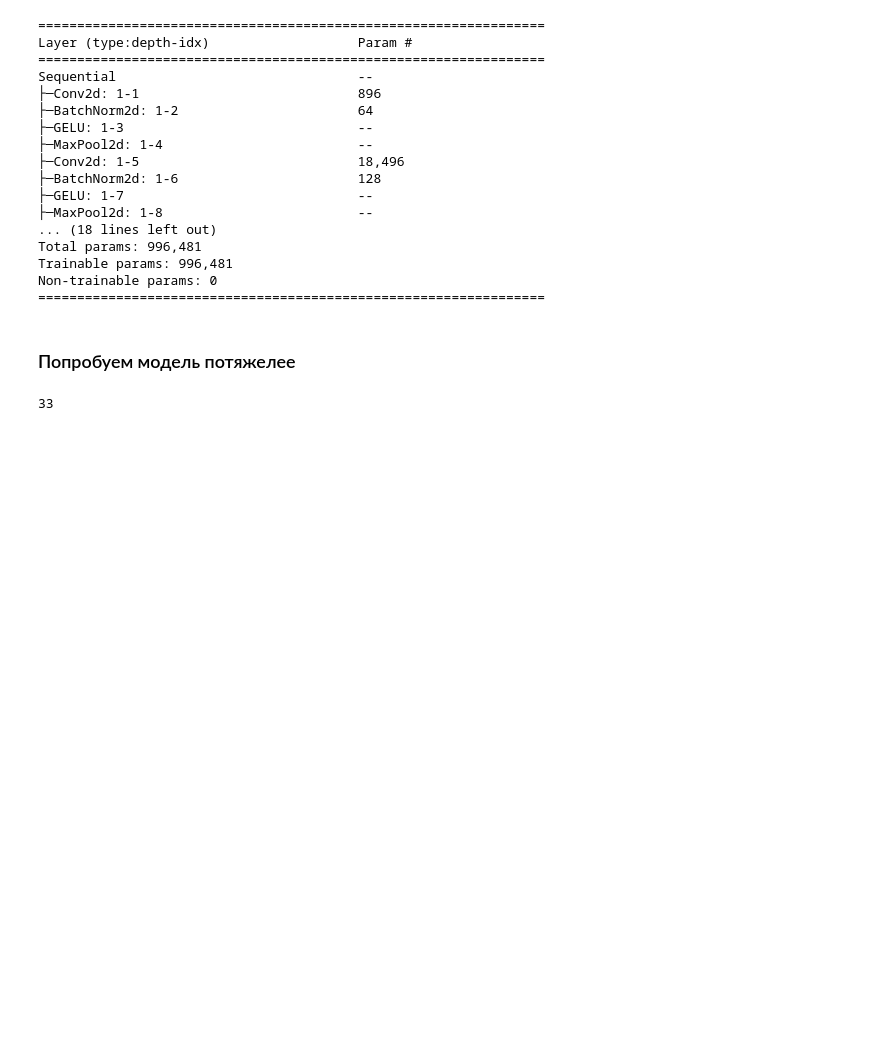
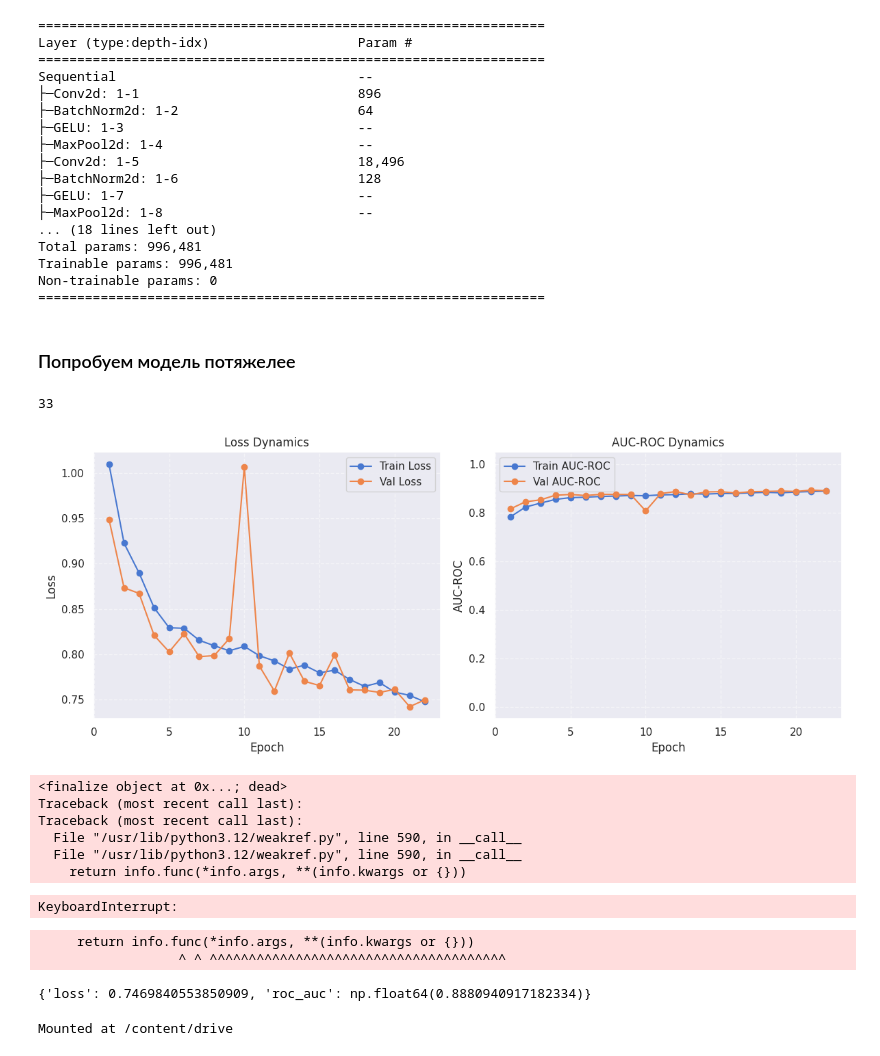
Before and after one commit to mishcum/GP5, a Jupyter notebook: notebooks/conv/Conv.ipynb, the cells around one changed output. Saved outputs shown, nothing was run; the diff lists cells and outputs as text; code cells hidden in the pictures; blank space fills up the shorter version.

```diff
--- a/notebooks/conv/Conv.ipynb
+++ b/notebooks/conv/Conv.ipynb
@@ -159,8 +164,9 @@ def training_epoch(model : nn.Module, optimizer : torch.optim.Optimizer, criteri
 
         optimizer.zero_grad()
 
-        logits = model(x).squeeze(1)
-        loss = criterion(logits, y)
+        with torch.autocast(device_type="cuda", dtype=torch.bfloat16):
+            logits = model(x).squeeze(1)
+            loss = criterion(logits, y)
 
         loss.backward()
         optimizer.step()
@@ -173,7 +179,7 @@ def training_epoch(model : nn.Module, optimizer : torch.optim.Optimizer, criteri
         n_samples += bs
 
         all_targets.extend(y.cpu().detach().numpy().flatten().tolist())
-        all_probs.extend(logits.sigmoid().cpu().detach().numpy().flatten().tolist())
+        all_probs.extend(logits.sigmoid().float().cpu().detach().numpy().flatten().tolist())
 
         avg_loss = loss_sum / max(1, n_samples)
 
@@ -197,15 +203,16 @@ def validation_epoch(model : nn.Module, criterion : nn.Module, valid_loader : da
         x = x.to(device, non_blocking=True).float()
         y = y.to(device, non_blocking=True).float()
 
-        logits = model(x).squeeze(1)
-        loss = criterion(logits, y)
+        with torch.autocast(device_type="cuda", dtype=torch.bfloat16):
+            logits = model(x).squeeze(1)
+            loss = criterion(logits, y)
 
         bs = x.size(0)
         loss_sum += float(loss.item()) * bs
         n_samples += bs
 
         all_targets.extend(y.cpu().detach().numpy().flatten().tolist())
-        all_probs.extend(logits.sigmoid().cpu().detach().numpy().flatten().tolist())
+        all_probs.extend(logits.float().sigmoid().cpu().detach().numpy().flatten().tolist())
 
         avg_loss = loss_sum / max(1, n_samples)
 
@@ -320,8 +327,8 @@ def fit(model : nn.Module, train_loader : data.DataLoader, val_loader : data.Dat
 # %% [markdown]
 #### разделим выборку на train, val и test
 # %%
-train_labels, test_labels = train_test_split(labels, test_size=0.3, random_state=RANDOM_STATE, stratify=labels['target'])
-test_labels, val_labels = train_test_split(test_labels, test_size=0.35, random_state=RANDOM_STATE, stratify=test_labels['target'])
+train_labels, test_labels = train_test_split(labels, test_size=0.3, random_state=RANDOM_STATE, stratify=labels['stratify_col'])
+test_labels, val_labels = train_test_split(test_labels, test_size=0.35, random_state=RANDOM_STATE, stratify=test_labels['stratify_col'])
 # %%
 len(train_labels['target']), len(test_labels['target']), len(val_labels['target'])
 # %% [output]
@@ -600,8 +568,8 @@ class CustomModel(nn.Module):
     def __init__(self):
         super().__init__()
 
-        self.stage1 = self._make_stage(3, 64,  num_blocks=2, stride=1)
-        self.stage2 = self._make_stage(64, 128, num_blocks=2, stride=1)
+        self.stage1 = self._make_stage(3, 64, num_blocks=2, stride=1)
+        self.stage2 = self._make_stage(64, 128, num_blocks=2, stride=2)
         self.stage3 = self._make_stage(128, 256, num_blocks=7, stride=2)
         self.stage4 = self._make_stage(256, 512, num_blocks=9, stride=2)
 
@@ -647,11 +615,11 @@ class CustomModel(nn.Module):
         x = self.fc(x)
         return x
 # %%
-steps_per_epoch = 365
-nums_epochs = 80
+steps_per_epoch = 365 * 2
+num_epochs = 80
 warmup_epochs = 3
 warmup_steps = steps_per_epoch * warmup_epochs
-total_steps = steps_per_epoch * nums_epochs
+total_steps = steps_per_epoch * num_epochs
 
 def lr_lambda(step):
     if step < warmup_steps:
@@ -665,9 +633,9 @@ device = torch.device('cuda')
 train_transforms = v2.Compose([
     v2.RandomHorizontalFlip(p=0.5),
     v2.RandomVerticalFlip(p=0.5),
-    v2.RandomRotation(degrees=180, interpolation=v2.InterpolationMode.BILINEAR, fill=0),
+    v2.RandomRotation(degrees=90, interpolation=v2.InterpolationMode.BILINEAR, fill=0),
     v2.RandomApply([v2.ColorJitter(brightness=0.15, contrast=0.15, saturation=0.10, hue=0.03)], p=0.3),
-    v2.RandomAffine(degrees=0, translate=(0.05, 0.05), scale=(0.95, 1.05), interpolation=v2.InterpolationMode.BILINEAR, fill=0),
+    v2.RandomApply([v2.RandomAffine(degrees=0, translate=(0.05, 0.05), scale=(0.95, 1.05), interpolation=v2.InterpolationMode.BILINEAR, fill=0)], p=0.3),
     v2.RandomApply([v2.GaussianBlur(kernel_size=3, sigma=(0.1, 0.8))], p=0.1),
     v2.ToImage(),
     v2.ToDtype(torch.float32, True),
@@ -685,9 +653,9 @@ n_neg = len(train_labels) - n_pos
 pos_weight = torch.tensor([n_neg / n_pos], dtype=torch.float32, device=device)
 criterion = nn.BCEWithLogitsLoss(pos_weight=pos_weight)
 
-train_loader = data.DataLoader(train_dataset, batch_size=128, num_workers=8, shuffle=True, persistent_workers=True, prefetch_factor=4, pin_memory=True)
-test_loader = data.DataLoader(test_dataset, batch_size=64)
-val_loader = data.DataLoader(val_dataset, batch_size=64, num_workers=2)
+train_loader = data.DataLoader(train_dataset, batch_size=64, num_workers=8, shuffle=True, persistent_workers=True, prefetch_factor=4, pin_memory=True)
+test_loader = data.DataLoader(test_dataset, batch_size=128)
+val_loader = data.DataLoader(val_dataset, batch_size=128, num_workers=2)
 
 model = CustomModel()
 
@@ -699,13 +743,29 @@ seed_everything(RANDOM_STATE)
 # %%
 fit(
     model=model,
     train_loader=train_loader,
     val_loader=val_loader,
     optimizer=optimizer,
     scheduler=scheduler,
     criterion=criterion,
     num_epochs=num_epochs,
     out_dir='custom_model',
     plot_fn=plot_metrics,
-    device=device
+    device=device,
+    save_every_n_epochs=10,
+    wandb_config=wandb_config,
+    use_wandb=True,
+    wandb_project='gp5_pics_only_custom_model',
+    wandb_run_name='gp5_pics_only_custom_model_run1'
 )
+# %% [output]
+[figure, added]
+<finalize object at 0x...; dead>
+Traceback (most recent call last):
+Traceback (most recent call last):
+  File "/usr/lib/python3.12/weakref.py", line 590, in __call__
+  File "/usr/lib/python3.12/weakref.py", line 590, in __call__
+    return info.func(*info.args, **(info.kwargs or {}))
+KeyboardInterrupt:
+     return info.func(*info.args, **(info.kwargs or {}))
+                  ^ ^ ^^^^^^^^^^^^^^^^^^^^^^^^^^^^^^^^^^^^^^
@@ -711,0 +776,4 @@ fit(
+# %%
+validation_epoch(model, criterion, test_loader, device)
+# %% [output]
+{'loss': 0.7469840553850909, 'roc_auc': np.float64(0.8880940917182334)}
@@ -711,0 +801,5 @@ fit(
+# %%
+from google.colab import drive
+drive.mount('/content/drive')
+# %% [output]
+Mounted at /content/drive
```
Also changed, not shown: parts of 14 cells of this notebook, 7 other files.
